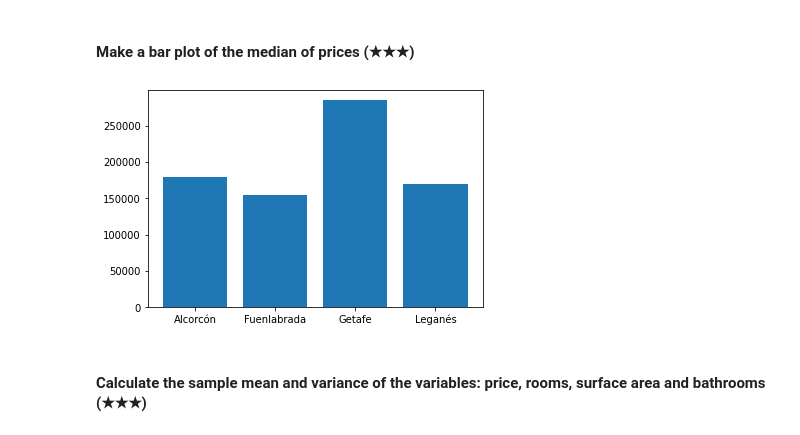
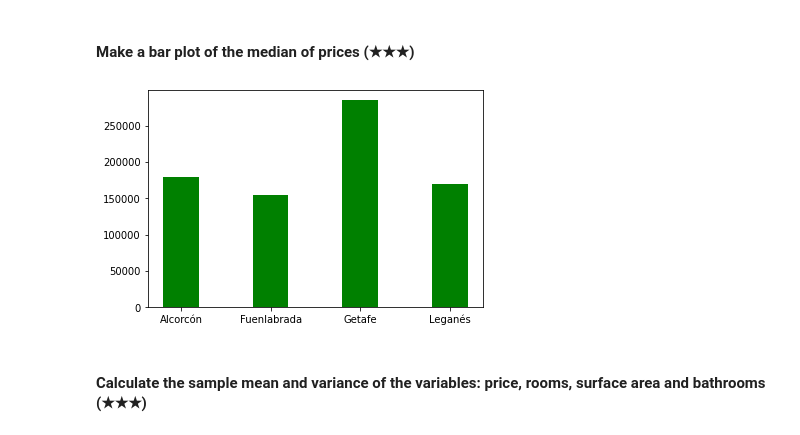
Before and after one commit to 4GeeksAcademy/realestate-datacleanup-exercise, a Jupyter notebook: project.ipynb, the cells around one changed output. Cells and saved outputs as stored; diff of their text form; code cells hidden in the pictures.

```diff
--- a/project.ipynb
+++ b/project.ipynb
@@ -187,13 +188,13 @@ Name: level5, Length: 15335, dtype: bool
 # %%
 df3 = df[df['level5'].isin(('Fuenlabrada', 'Leganés', 'Getafe', 'Alcorcón'))]
 df3 = df3[['level5', 'price']]
 df4 = df3.groupby('level5').median()
 lista = df4.index.values.tolist()
 valores = df4['price'].tolist()
-plt.bar(lista, valores)
+plt.bar(lista, valores, color='green', width=0.4)
 plt.show()
 # %% [output]
-[figure, old version]
+[figure, new version]
 # %% [markdown]
 #### Calculate the sample mean and variance of the variables: price, rooms, surface area and bathrooms (★★★)
 # %%
```
Also changed, not shown: parts of 5 cells of this notebook.
